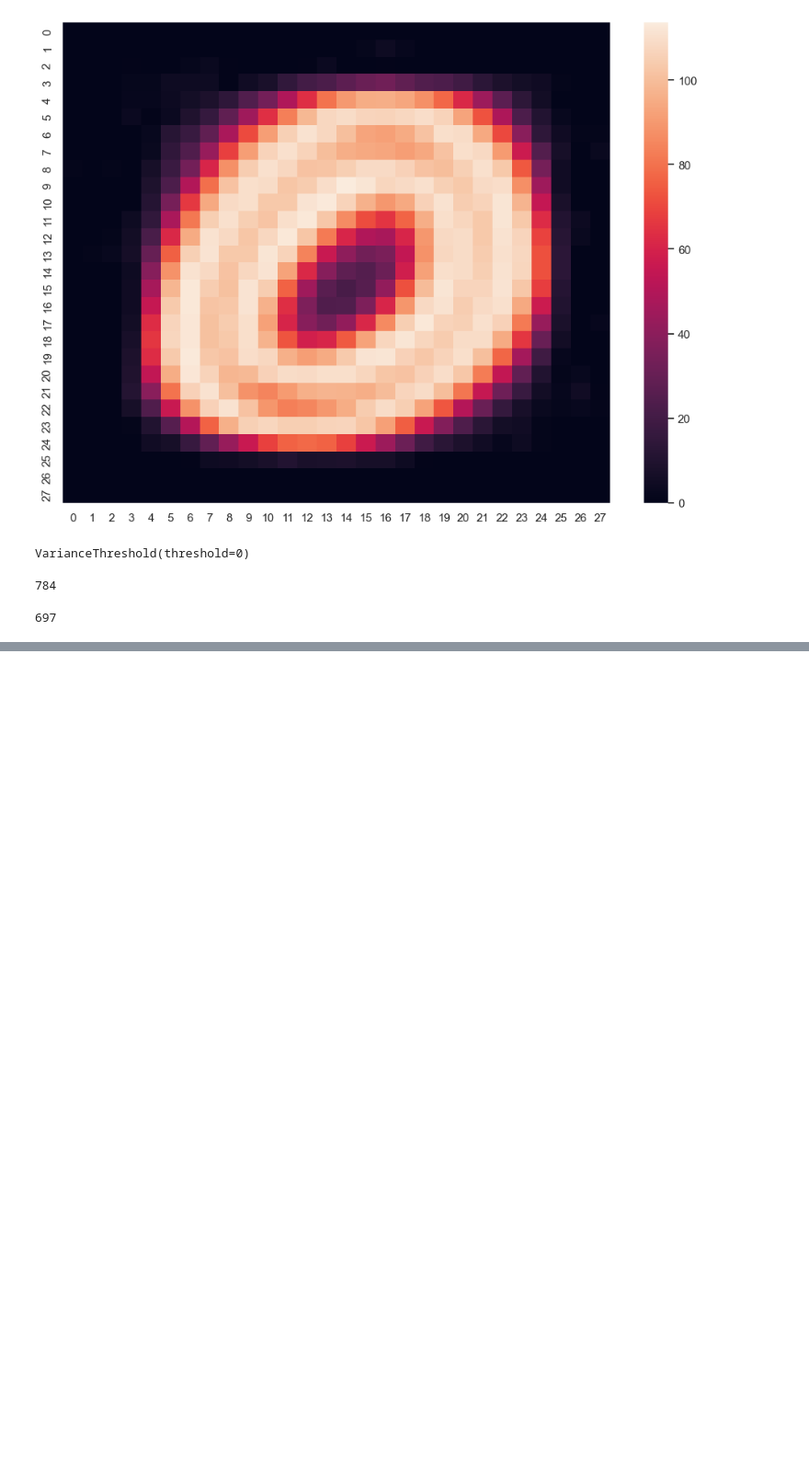
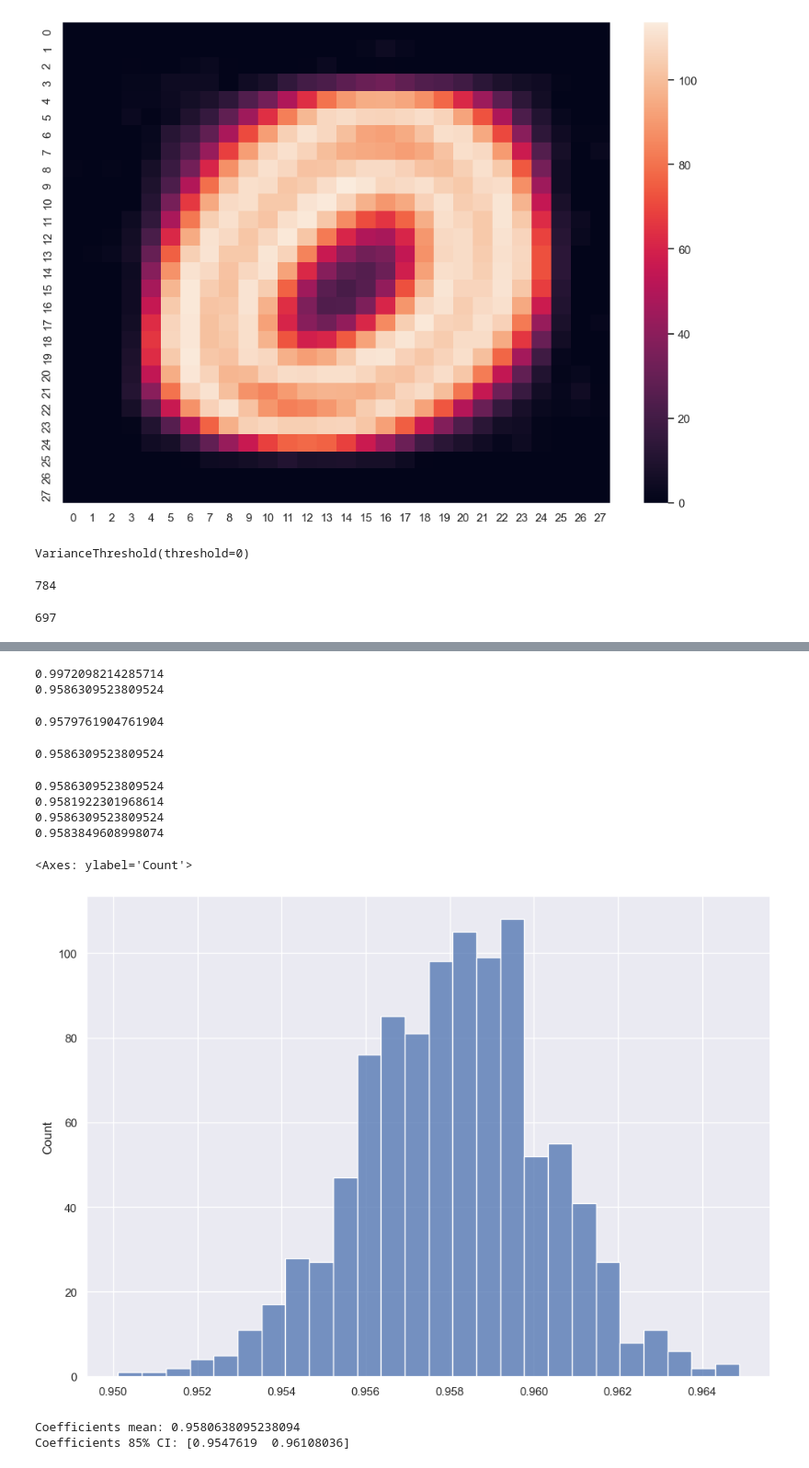
Before and after one commit to dak129/sirius_ml, a Jupyter notebook: selector.ipynb, the cells around one changed output, grey strips where cells are left out. Shown: that part at 92% size. Cells and saved outputs as stored; diff of their text form; code cells hidden in the pictures; blank space fills up the shorter version.

Commit message:
random forest model for selector completed

```diff
--- a/selector.ipynb
+++ b/selector.ipynb
@@ -107,0 +179,4 @@ X_fit, X_val, y_fit, y_val = train_test_split(X_train, y_train, test_size=0.2, r
+# %%
+%%time
+
+model_random_forest_100.fit(X_fit, y_fit)
@@ -107,0 +187,52 @@ X_fit, X_val, y_fit, y_val = train_test_split(X_train, y_train, test_size=0.2, r
+# %%
+print(model_random_forest_100.score(X_fit, y_fit))
+print(model_random_forest_100.score(X_val, y_val))
+# %% [output]
+0.9972098214285714
+0.9586309523809524
+# %%
+X_test = X_test[useful_factors]
+print(model_random_forest_100.score(X_test, y_test))
+# %% [output]
+0.9579761904761904
+# %%
+from sklearn.metrics import accuracy_score, precision_score, recall_score, f1_score
+
+y_pred = model_random_forest_100.predict(X_val)
+print(accuracy_score(y_val, y_pred))
+# %% [output]
+0.9586309523809524
+# %%
+print(precision_score(y_val, y_pred, average='micro'))
+print(precision_score(y_val, y_pred, average='macro'))
+print(recall_score(y_val, y_pred, average='micro'))
+print(recall_score(y_val, y_pred, average='macro'))
+# %% [output]
+0.9586309523809524
+0.9581922301968614
+0.9586309523809524
+0.9583849608998074
+# %%
+X_y_test = X_test.copy(deep=True)
+X_y_test['y'] = y_test
+
+boot_accuracies = []
+
+for i in range(1000):
+	X_y_boot = X_y_test.sample(len(X_y_test), replace=True)
+	X_boot = X_y_boot.drop(columns=['y'])
+	y_boot = X_y_boot['y']
+	y_pred = model_random_forest_100.predict(X_boot)
+	boot_accuracies.append(accuracy_score(y_boot, y_pred))
+# %%
+sns.histplot(boot_accuracies)
+# %% [output]
+<Axes: ylabel='Count'>
+[figure, added]
+# %%
+# Calculate statistics
+print("Coefficients mean:", np.mean(boot_accuracies, axis=0))
+print("Coefficients 85% CI:", np.percentile(boot_accuracies, [7.5, 92.5], axis=0))
+# %% [output]
+Coefficients mean: 0.9580638095238094
+Coefficients 85% CI: [0.9547619  0.96108036]
```
Also changed, not shown: parts of 10 cells of this notebook.
